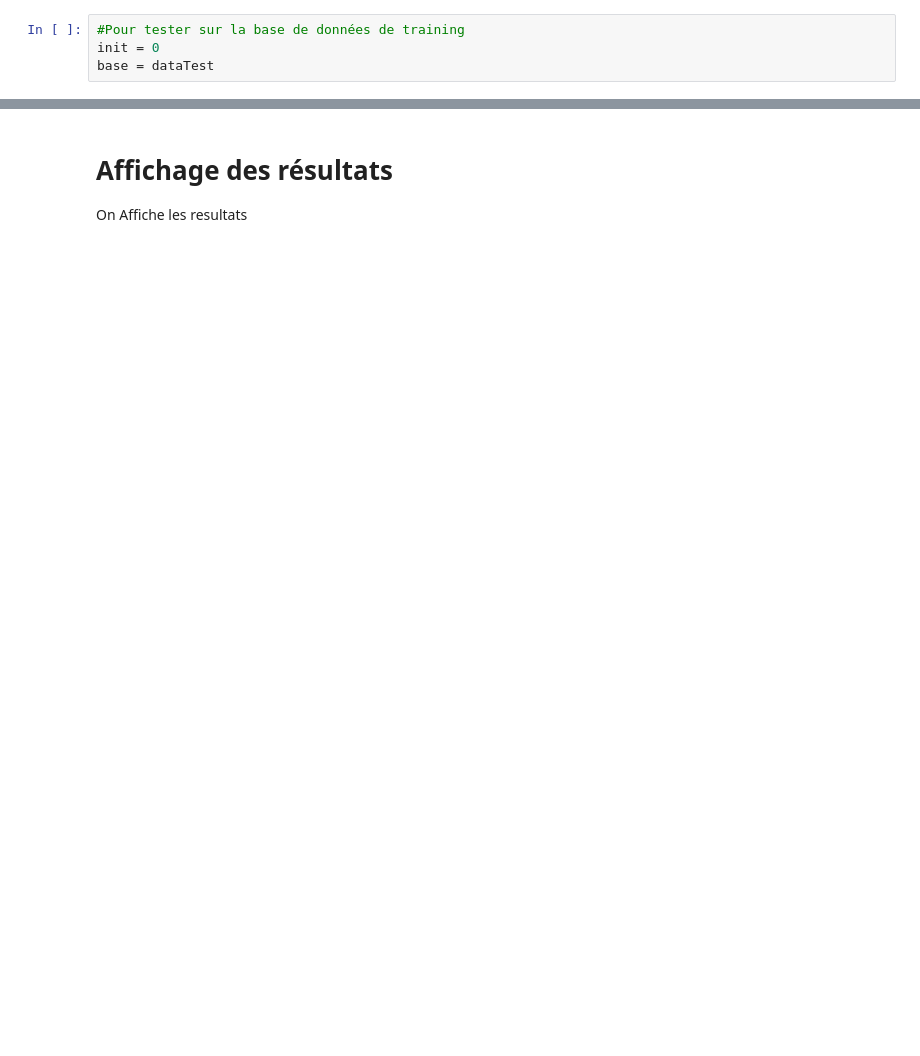
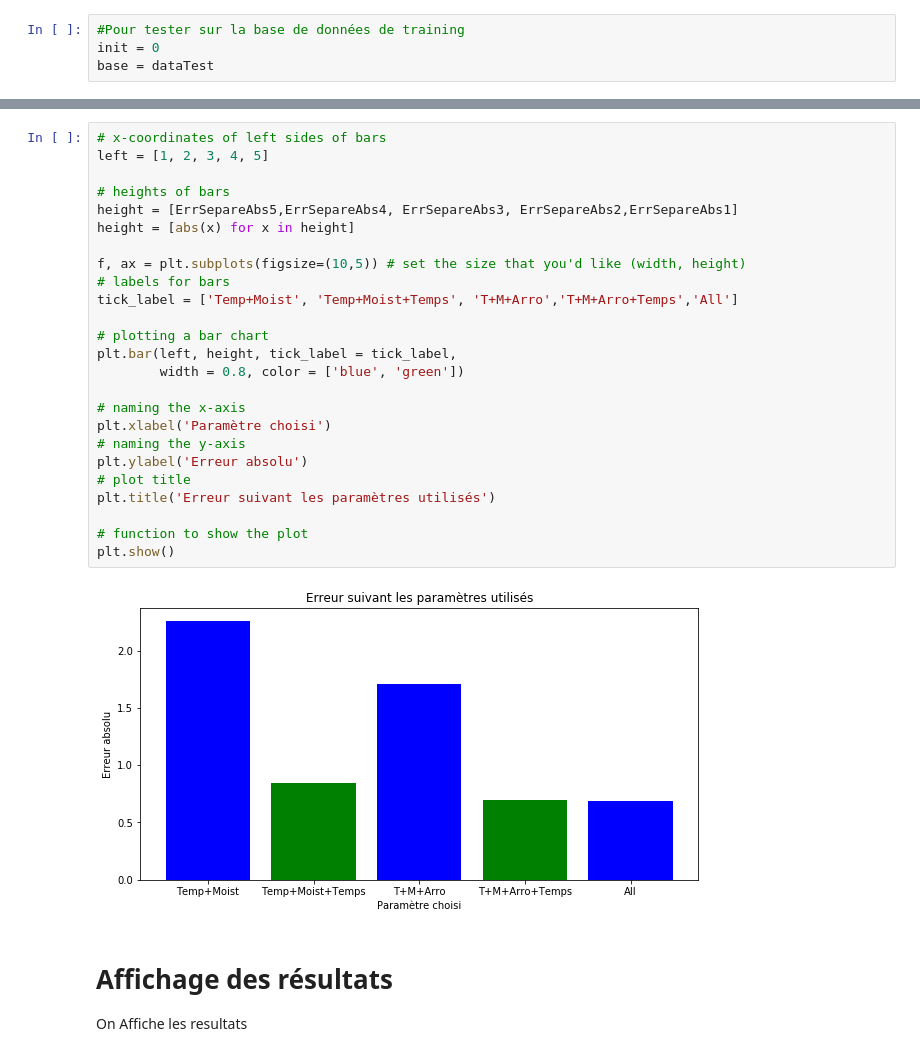
Before and after one commit to cui-unige/BSc-sensor-machine-learning, a Jupyter notebook: MLDemeter.ipynb, the cells around one changed output, grey strips where cells are left out. Cells and saved outputs as stored; diff of their text form; blank space fills up the shorter version.

```diff
--- a/MLDemeter.ipynb
+++ b/MLDemeter.ipynb
@@ -335,3 +330,30 @@ Moyenne d'erreur absolue :  0.895077835156
+# %%
+# x-coordinates of left sides of bars
+left = [1, 2, 3, 4, 5]
+
+# heights of bars
+height = [ErrSepareAbs5,ErrSepareAbs4, ErrSepareAbs3, ErrSepareAbs2,ErrSepareAbs1]
+height = [abs(x) for x in height]
+
+f, ax = plt.subplots(figsize=(10,5)) # set the size that you'd like (width, height)
+# labels for bars
+tick_label = ['Temp+Moist', 'Temp+Moist+Temps', 'T+M+Arro','T+M+Arro+Temps','All']
+
+# plotting a bar chart
+plt.bar(left, height, tick_label = tick_label,
+        width = 0.8, color = ['blue', 'green'])
+
+# naming the x-axis
+plt.xlabel('Paramètre choisi')
+# naming the y-axis
+plt.ylabel('Erreur absolu')
+# plot title
+plt.title('Erreur suivant les paramètres utilisés')
+
+# function to show the plot
+plt.show()
+# %% [output]
+[figure, added]
 # %% [markdown]
 # Affichage des résultats
 
```
Also changed, not shown: parts of 24 cells of this notebook, 1 other file.
